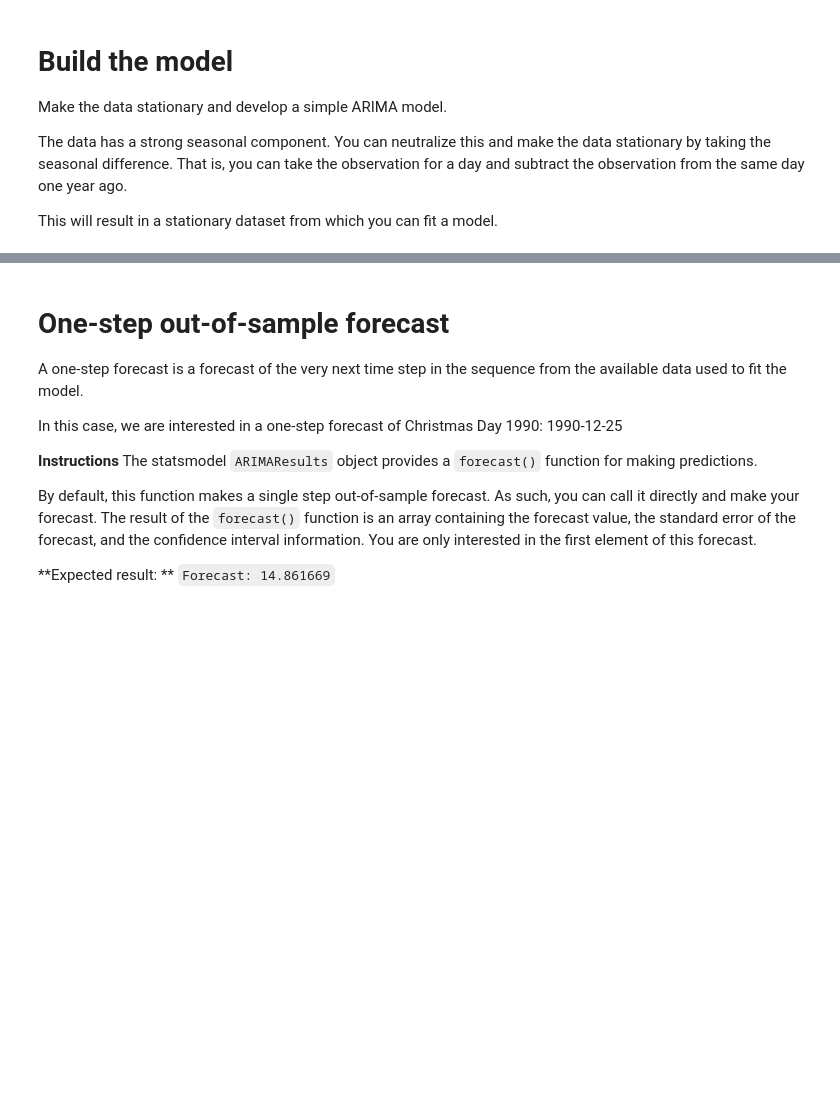
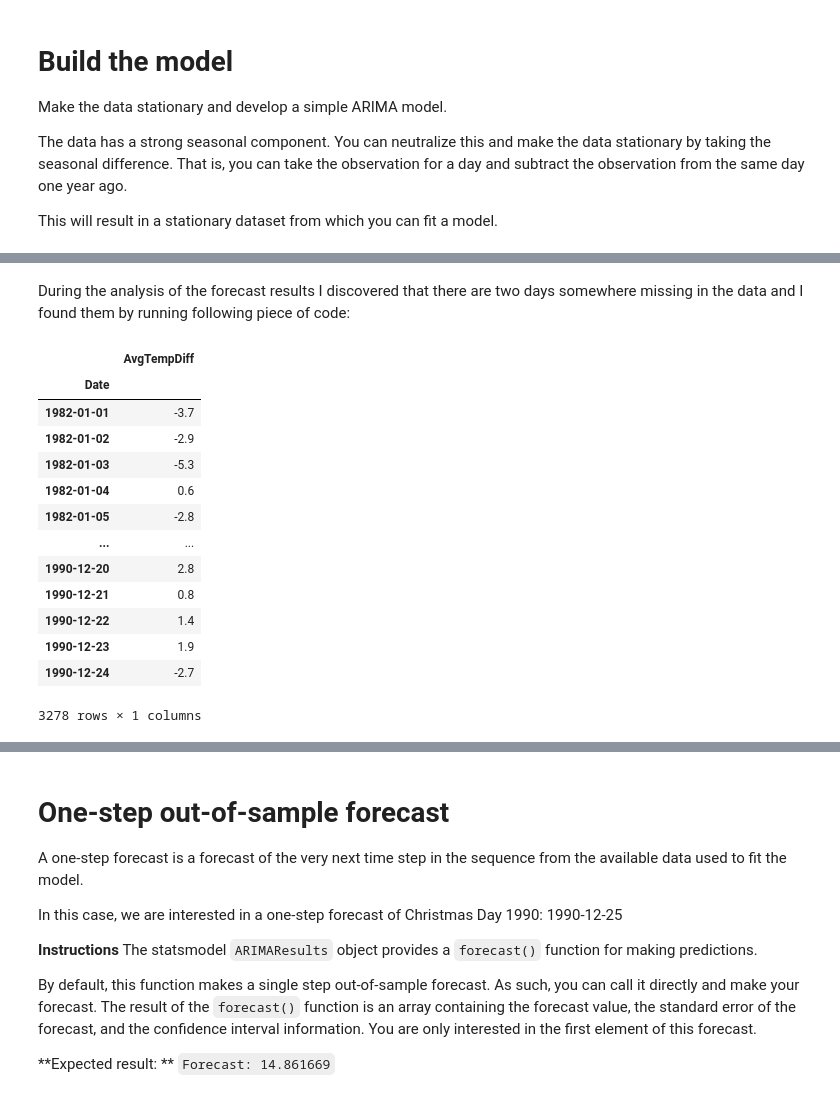
Before and after one commit to peto-ivanov/gda, a Jupyter notebook: quests/TSA-quest_ARIMA.ipynb, the cells around one changed output, grey strips where cells are left out. Saved outputs shown, nothing was run; the diff lists cells and outputs as text; code cells hidden in the pictures; blank space fills up the shorter version.

```diff
--- a/quests/TSA-quest_ARIMA.ipynb
+++ b/quests/TSA-quest_ARIMA.ipynb
@@ -88,0 +110,23 @@ plt.show()
+# %% [markdown]
+During the analysis of the forecast results I discovered that there are two days somewhere missing in the data and I found them by running following piece of code:
+# %%
+# Making a dataframe from the train_series_diffd, so I can mess with it during the analysis
+# Here I want to find whether there's some observations missing or extra in the dataset
+analysis = pd.DataFrame({"AvgTempDiff": train_series_diffd})
+
+analysis
+# %% [output]
+|  | AvgTempDiff |
+| Date |  |
+| 1982-01-01 | -3.7 |
+| 1982-01-02 | -2.9 |
+| 1982-01-03 | -5.3 |
+| 1982-01-04 | 0.6 |
+| 1982-01-05 | -2.8 |
+| ... | ... |
+| 1990-12-20 | 2.8 |
+| 1990-12-21 | 0.8 |
+| 1990-12-22 | 1.4 |
+| 1990-12-23 | 1.9 |
+| 1990-12-24 | -2.7 |
+3278 rows × 1 columns
```
Also changed, not shown: parts of 23 cells of this notebook.
